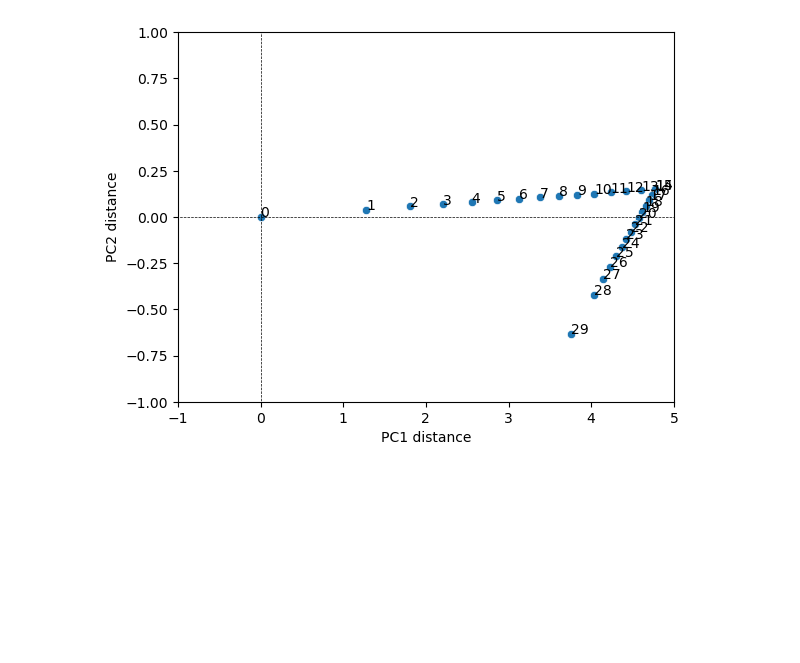
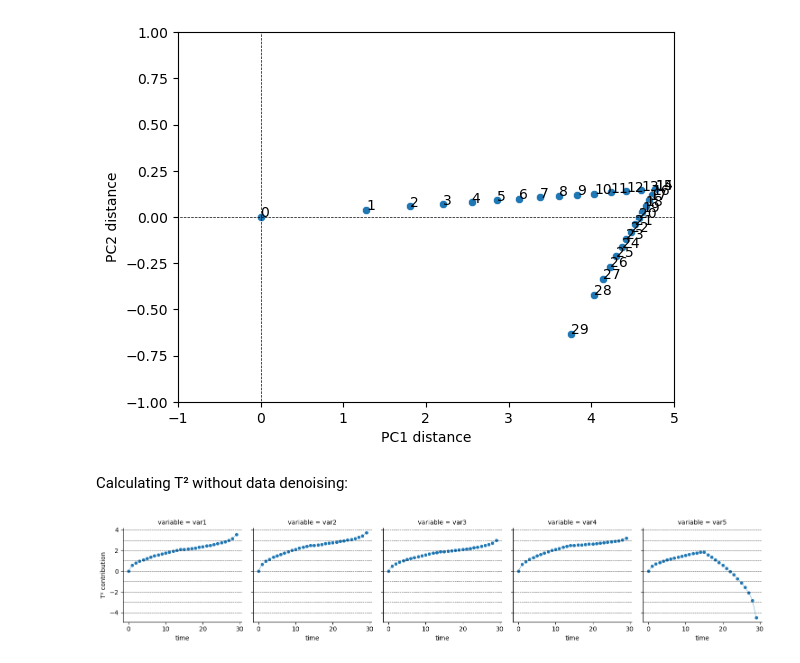
Before and after one commit to DavideMassidda/MPC-by-PCA, a Jupyter notebook: pca_analysis.ipynb, the cells around one changed output. Saved outputs shown, nothing was run; the diff lists cells and outputs as text; code cells hidden in the pictures; blank space fills up the shorter version.

```diff
--- a/pca_analysis.ipynb
+++ b/pca_analysis.ipynb
@@ -246,3 +246,21 @@ graph.set_ylim(-1, 1)
 # %% [output]
 (-1.0, 1.0)
 [figure]
+# %% [markdown]
+Calculating T² without data denoising:
+# %%
+contrib_T2 = Z_test @ loadings @ np.diag(np.power(variances, -0.5)) @ np.transpose(loadings)
+# %%
+df = pd.DataFrame(contrib_T2, columns=variables).\
+    reset_index().\
+    melt(id_vars=["index"], value_vars=variables).\
+    rename(columns={"index": "time"})
+graph = sns.FacetGrid(df, col="variable")
+graph.map_dataframe(sns.lineplot, x="time", y="value", lw=0.5, marker="o")
+graph.set(ylabel="T² contribution")
+x_axes = graph.axes.flatten()
+for ax in x_axes:
+  for i in range(-4,5):
+    ax.axhline(i, ls="--", lw=0.5, c="black")
+# %% [output]
+[figure, added]
```
Also changed, not shown: 1 other file.
